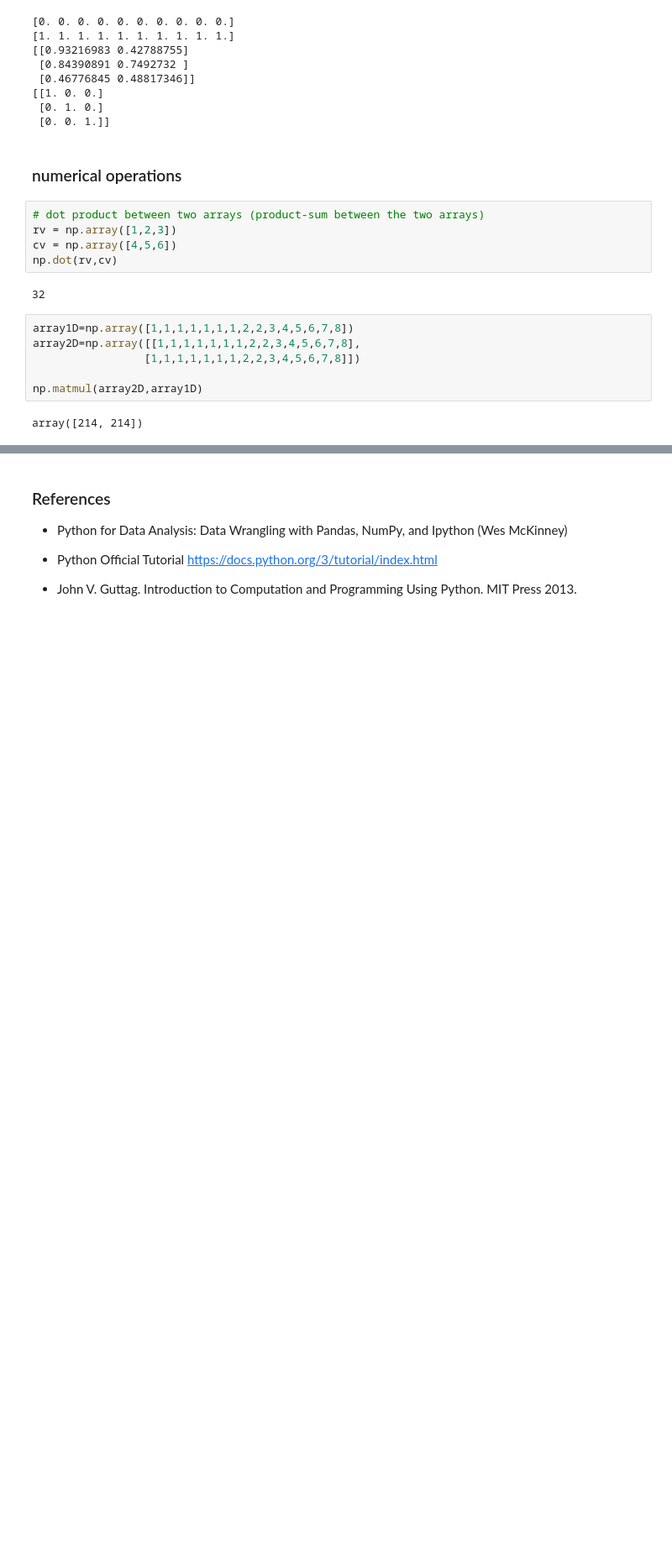
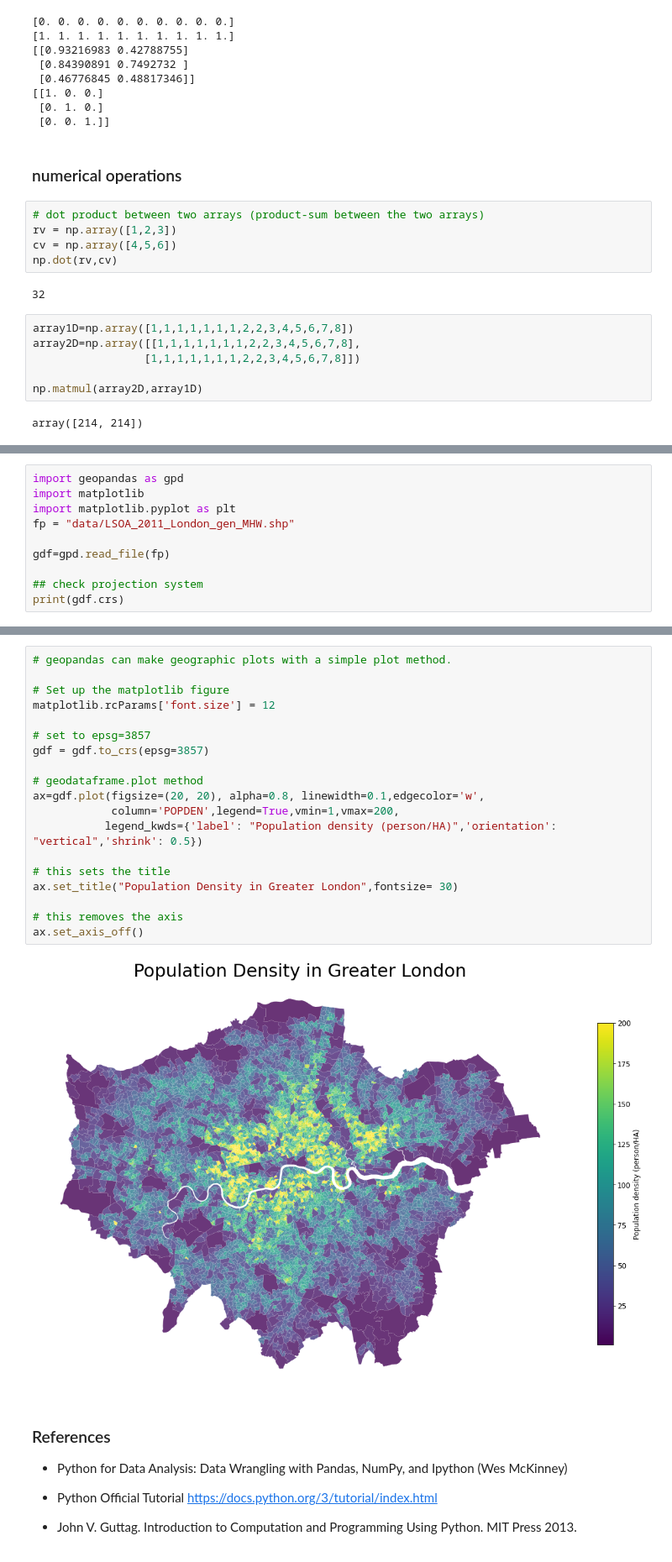
Before and after one commit to mateoneira/urban_simulation, a Jupyter notebook: practicals/Python Review.ipynb, the cells around one changed output, grey strips where cells are left out. Shown at 84% size. Cells and saved outputs as stored; diff of their text form; blank space fills up the shorter version.

Commit message:
updated practical added data folder

```diff
--- a/practicals/Python Review.ipynb
+++ b/practicals/Python Review.ipynb
@@ -574,0 +581,10 @@ array([214, 214])
+# %%
+import geopandas as gpd
+import matplotlib
+import matplotlib.pyplot as plt
+fp = "data/LSOA_2011_London_gen_MHW.shp"
+
+gdf=gpd.read_file(fp)
+
+## check projection system
+print(gdf.crs)
@@ -575,3 +611,24 @@ array([214, 214])
+# %%
+# geopandas can make geographic plots with a simple plot method.
+
+# Set up the matplotlib figure
+matplotlib.rcParams['font.size'] = 12
+
+# set to epsg=3857
+gdf = gdf.to_crs(epsg=3857)
+
+# geodataframe.plot method
+ax=gdf.plot(figsize=(20, 20), alpha=0.8, linewidth=0.1,edgecolor='w',
+            column='POPDEN',legend=True,vmin=1,vmax=200,
+           legend_kwds={'label': "Population density (person/HA)",'orientation': "vertical",'shrink': 0.5})
+
+# this sets the title
+ax.set_title("Population Density in Greater London",fontsize= 30)
+
+# this removes the axis
+ax.set_axis_off()
+# %% [output]
+[figure, added]
 # %% [markdown]
 ### References
 
```
Also changed, not shown: parts of 3 cells of this notebook, 8 other files.
